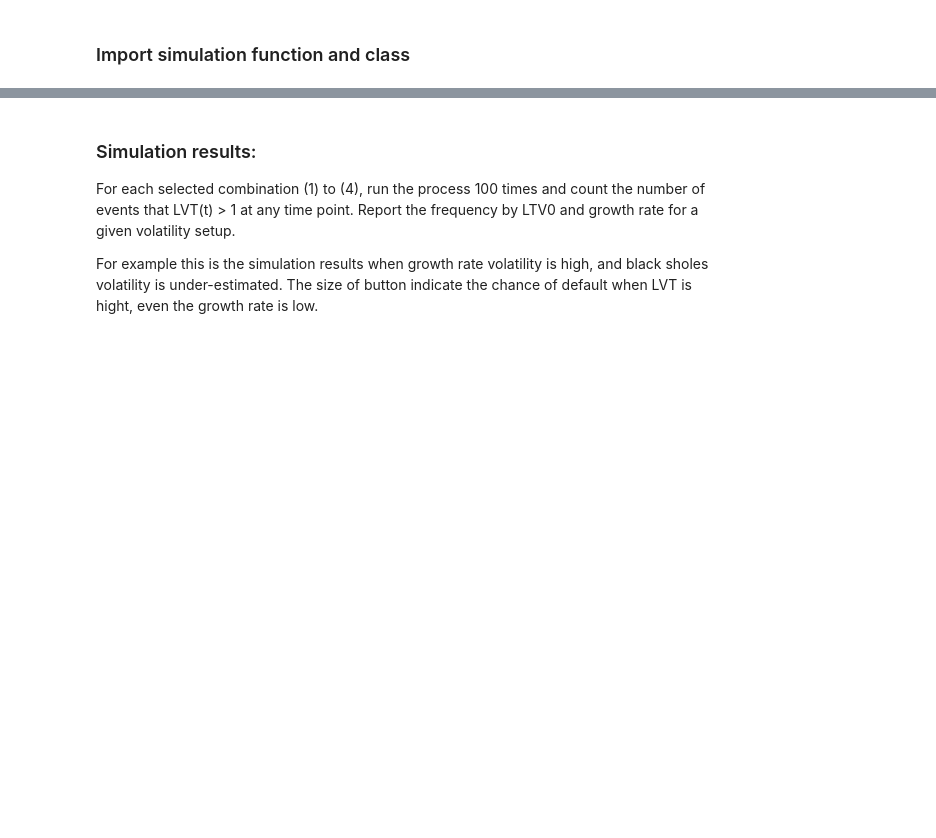
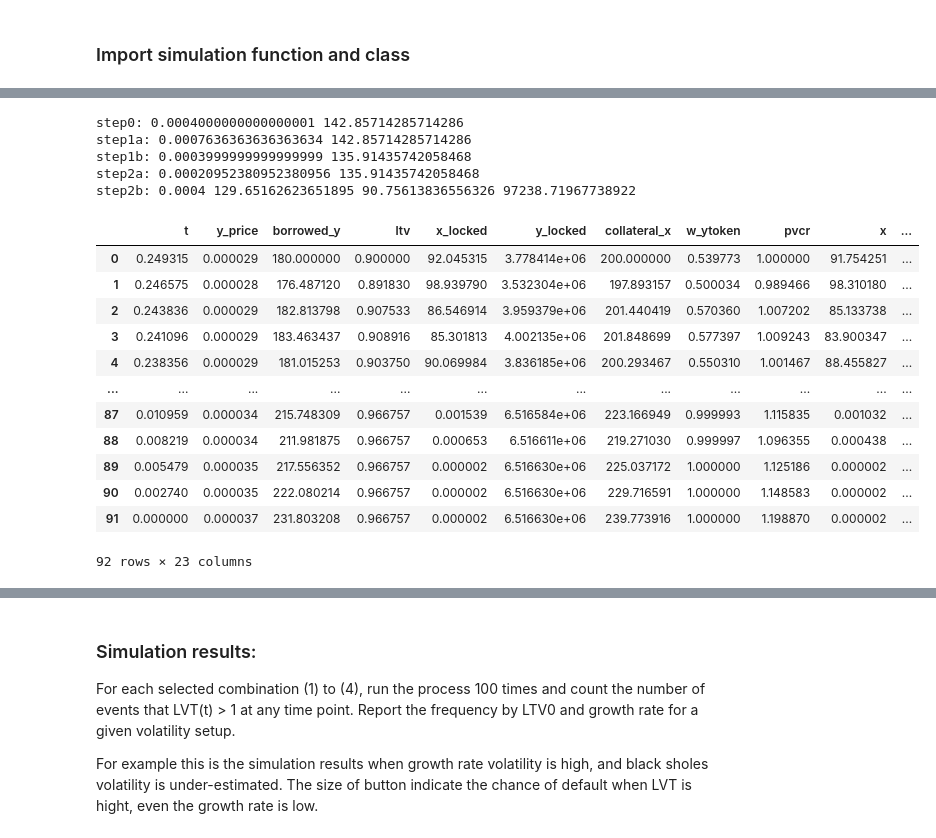
Before and after one commit to alexgo-io/alex-v1, a Jupyter notebook: notebooks/ALEX_issue16-simulation-Vectorization - updates - spotprice .ipynb, the cells around one changed output, grey strips where cells are left out. Drawn from its saved outputs; the diff is of its cells as text; code cells hidden in the pictures; blank space fills up the shorter version.

```diff
--- a/notebooks/ALEX_issue16-simulation-Vectorization - updates - spotprice .ipynb
+++ b/notebooks/ALEX_issue16-simulation-Vectorization - updates - spotprice .ipynb
@@ -144,4 +144,24 @@ gen_data_vec_btc(t, y_price, x, LTV0, bs_vol, Growth_rate, Real_vol)
  |
  |  __weakref__
  |      list of weak references to the object (if defined)
+# %%
+np.set_printoptions(formatter={'float': lambda x: "{0:0.3f}".format(x)})
+
+rbpool = PoolEngine(x = 100, y = 2500*100/7*3 , w_x = 0.7)
+#np.array([self.x, self.y, new_wx, spot_price, oracle_p, delta_x, self.value, value_change])
+print('step0:', rbpool.sp(), rbpool.value)
+rbpool.w_x = 0.55
+print('step1a:', rbpool.sp(), rbpool.value)
+rbpool.step(0.55, 0.0004)
+print('step1b:', rbpool.sp(), rbpool.value)
+rbpool.w_x = 0.7
+print('step2a:', rbpool.sp(), rbpool.value)
+rbpool.step(0.7, 0.0004)
+print('step2b:', rbpool.sp(), rbpool.value, rbpool.x, rbpool.y)
+# %% [output]
+step0: 0.0004000000000000001 142.85714285714286
+step1a: 0.0007636363636363634 142.85714285714286
+step1b: 0.0003999999999999999 135.91435742058468
+step2a: 0.00020952380952380956 135.91435742058468
+step2b: 0.0004 129.65162623651895 90.75613836556326 97238.71967738922
 # %%
@@ -219,3 +221,35 @@ one_test = get_episode_full(t,y_price=1/35000, Collateral=200, LTV0 = LTV0, bs_v
+# %%
+# one simulated crp during a loan life time
+
+t =  np.linspace(91,0,92)/365
+real_vol_0 = 0.4
+growth_0 = 1
+LTV0 = 0.9
+bs_vol0 = 0.4
+y_price = 1/35000
+Collateral = 200
+pool_init_x = 100
+pool_init_y = 3500000
+pool_init_wx = 0.5
+
+# one episode test.  the function
+one_test = get_episode_full(t,y_price=1/35000, Collateral=200, LTV0 = LTV0, bs_vol=bs_vol0, Growth_rate=growth_0, \
+                            Real_vol = real_vol_0, pool_init_x= 100, pool_init_y=3500000, pool_init_wx = 0.5)
+one_test
+# %% [output]
+|  | t | y_price | borrowed_y | ltv | x_locked | y_locked | collateral_x | w_ytoken | pvcr | x | ... |
+| 0 | 0.249315 | 0.000029 | 180.000000 | 0.900000 | 92.045315 | 3.778414e+06 | 200.000000 | 0.539773 | 1.000000 | 91.754251 | ... |
+| 1 | 0.246575 | 0.000028 | 176.487120 | 0.891830 | 98.939790 | 3.532304e+06 | 197.893157 | 0.500034 | 0.989466 | 98.310180 | ... |
+| 2 | 0.243836 | 0.000029 | 182.813798 | 0.907533 | 86.546914 | 3.959379e+06 | 201.440419 | 0.570360 | 1.007202 | 85.133738 | ... |
+| 3 | 0.241096 | 0.000029 | 183.463437 | 0.908916 | 85.301813 | 4.002135e+06 | 201.848699 | 0.577397 | 1.009243 | 83.900347 | ... |
+| 4 | 0.238356 | 0.000029 | 181.015253 | 0.903750 | 90.069984 | 3.836185e+06 | 200.293467 | 0.550310 | 1.001467 | 88.455827 | ... |
+| ... | ... | ... | ... | ... | ... | ... | ... | ... | ... | ... | ... |
+| 87 | 0.010959 | 0.000034 | 215.748309 | 0.966757 | 0.001539 | 6.516584e+06 | 223.166949 | 0.999993 | 1.115835 | 0.001032 | ... |
+| 88 | 0.008219 | 0.000034 | 211.981875 | 0.966757 | 0.000653 | 6.516611e+06 | 219.271030 | 0.999997 | 1.096355 | 0.000438 | ... |
+| 89 | 0.005479 | 0.000035 | 217.556352 | 0.966757 | 0.000002 | 6.516630e+06 | 225.037172 | 1.000000 | 1.125186 | 0.000002 | ... |
+| 90 | 0.002740 | 0.000035 | 222.080214 | 0.966757 | 0.000002 | 6.516630e+06 | 229.716591 | 1.000000 | 1.148583 | 0.000002 | ... |
+| 91 | 0.000000 | 0.000037 | 231.803208 | 0.966757 | 0.000002 | 6.516630e+06 | 239.773916 | 1.000000 | 1.198870 | 0.000002 | ... |
+92 rows × 23 columns
 # %%
 one_test.head(3)
 # %% [output]
```
Also changed, not shown: parts of 6 cells of this notebook, 1 other file.
